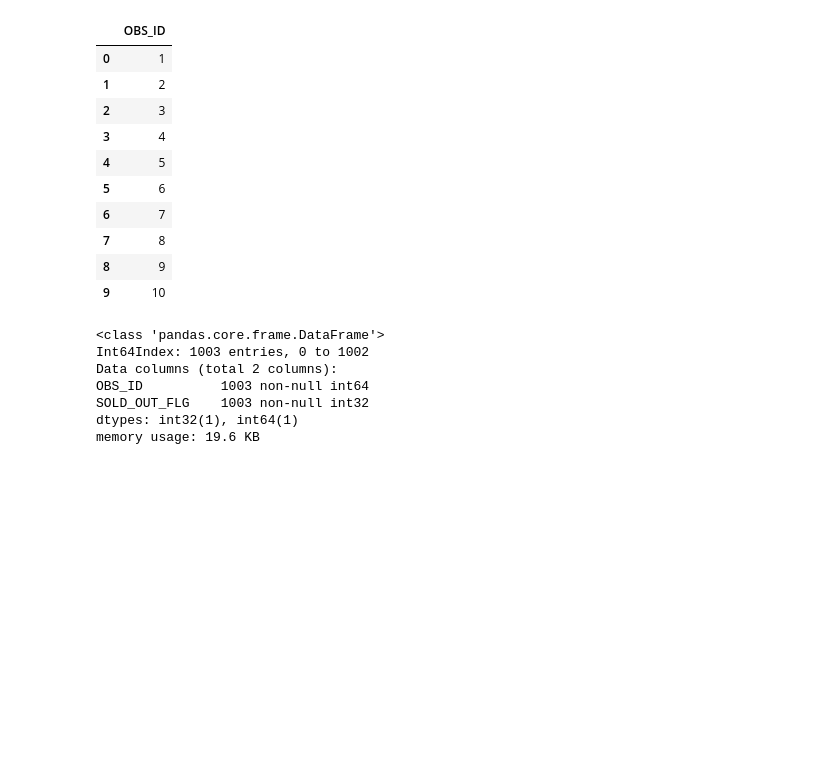
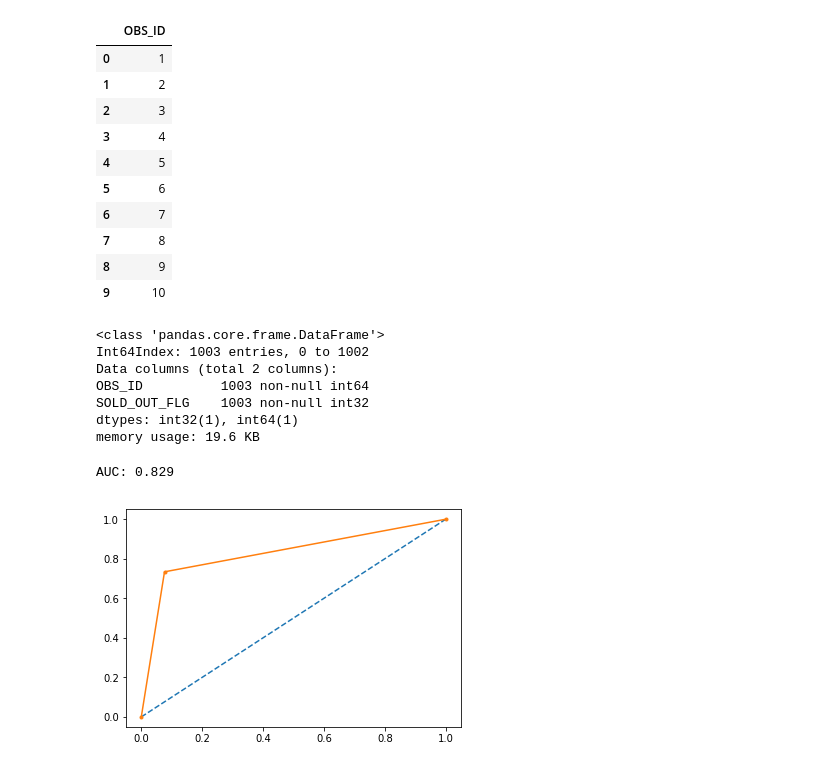
Before and after one commit to fangyanfu/dont_leak_code_at_present, a Jupyter notebook: Decision Tree_Feature engineered.ipynb, the cells around one changed output. Drawn from its saved outputs; the diff is of its cells as text; code cells hidden in the pictures; blank space fills up the shorter version.

```diff
--- a/Decision Tree_Feature engineered.ipynb
+++ b/Decision Tree_Feature engineered.ipynb
@@ -377,5 +377,5 @@ matthews_corrcoef(y_test, y_pred)
 # %%
-y_pred = modelDT.predict(predict)
+y_predDT = modelDT.predict(predict)
 # %%
 test.info()
 # %% [output]
@@ -436,3 +436,22 @@ dtypes: int32(1), int64(1)
 memory usage: 19.6 KB
 # %%
 hahaha.to_csv("result_new_DT_25.11.csv", encoding='cp1252',index=False,index_label=None)
+# %%
+from sklearn.datasets import make_classification
+from sklearn.neighbors import KNeighborsClassifier
+from sklearn.model_selection import train_test_split
+from sklearn.metrics import roc_curve
+from sklearn.metrics import roc_auc_score
+from matplotlib import pyplot
+
+auc = roc_auc_score(y_test,y_pred)
+print('AUC: %.3f' % auc)
+# calculate roc curve
+fpr, tpr, thresholds = roc_curve(y_test,y_pred)
+pyplot.plot([0, 1], [0, 1], linestyle='--')
+pyplot.plot(fpr, tpr, marker='.')
+
+pyplot.show()
+# %% [output]
+AUC: 0.829
+[figure, added]
```
Also changed, not shown: parts of 4 cells of this notebook.
